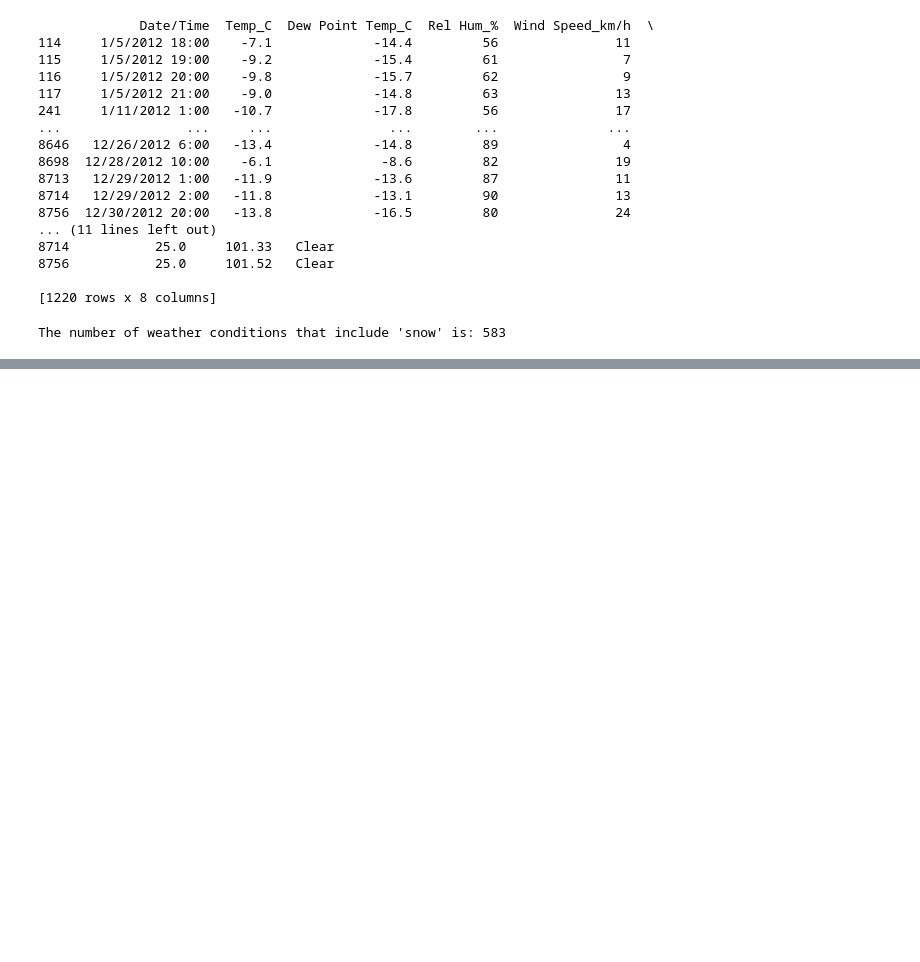
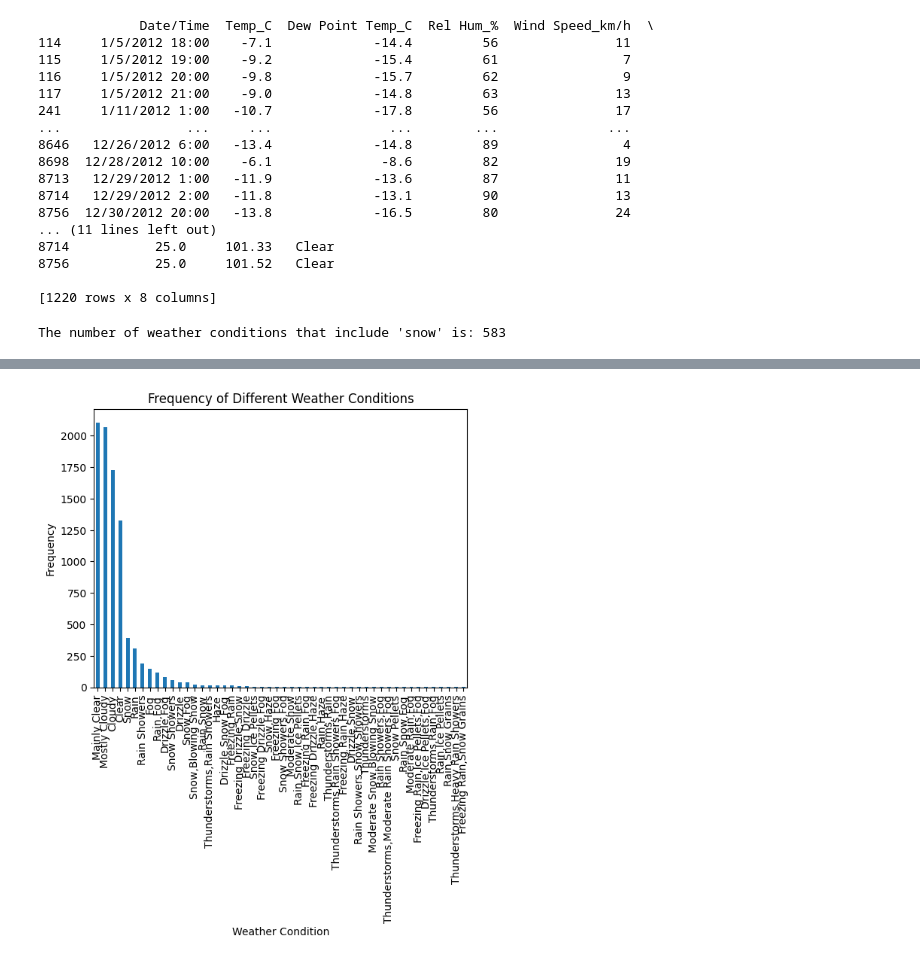
Before and after one commit to Moraa-Ke/Weather-Insights-, a Jupyter notebook: Weather_Insights.ipynb, the cells around one changed output, grey strips where cells are left out. Drawn from its saved outputs; the diff is of its cells as text; code cells hidden in the pictures; blank space fills up the shorter version.

```diff
--- a/Weather_Insights.ipynb
+++ b/Weather_Insights.ipynb
@@ -197,0 +327,8 @@ The number of weather conditions that include 'snow' is: 583
+# %%
+df['Weather'].value_counts().plot(kind='bar')
+plt.title('Frequency of Different Weather Conditions')
+plt.xlabel('Weather Condition')
+plt.ylabel('Frequency')
+plt.show()
+# %% [output]
+[figure, added]
```
Also changed, not shown: parts of 25 cells of this notebook.
